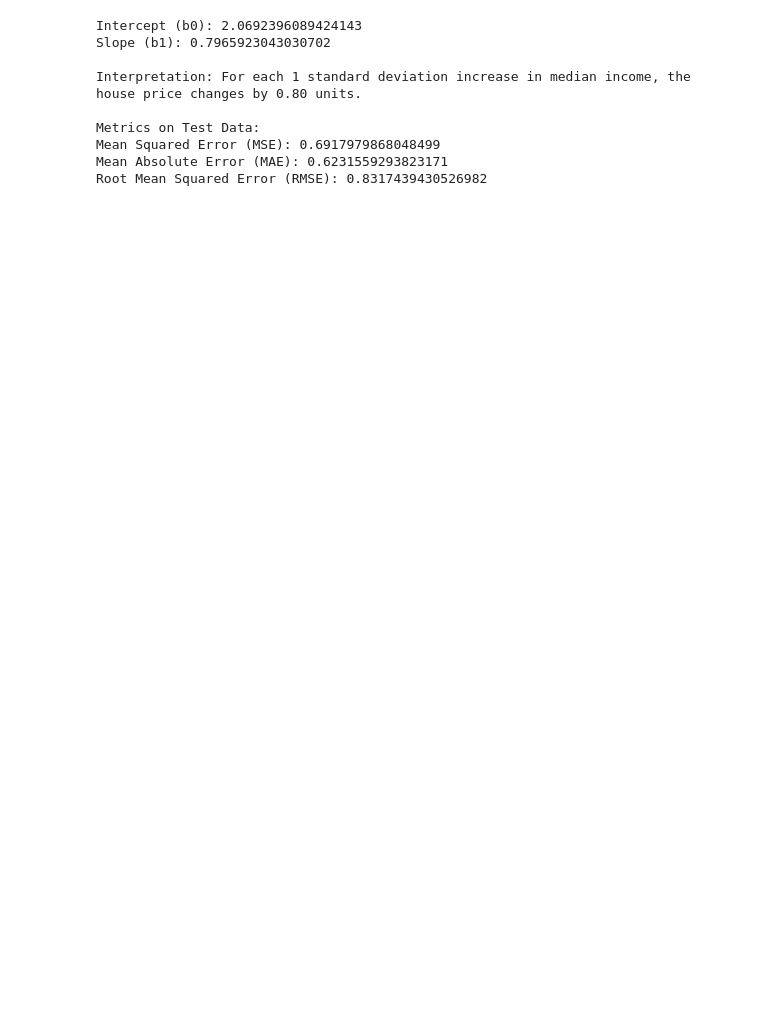
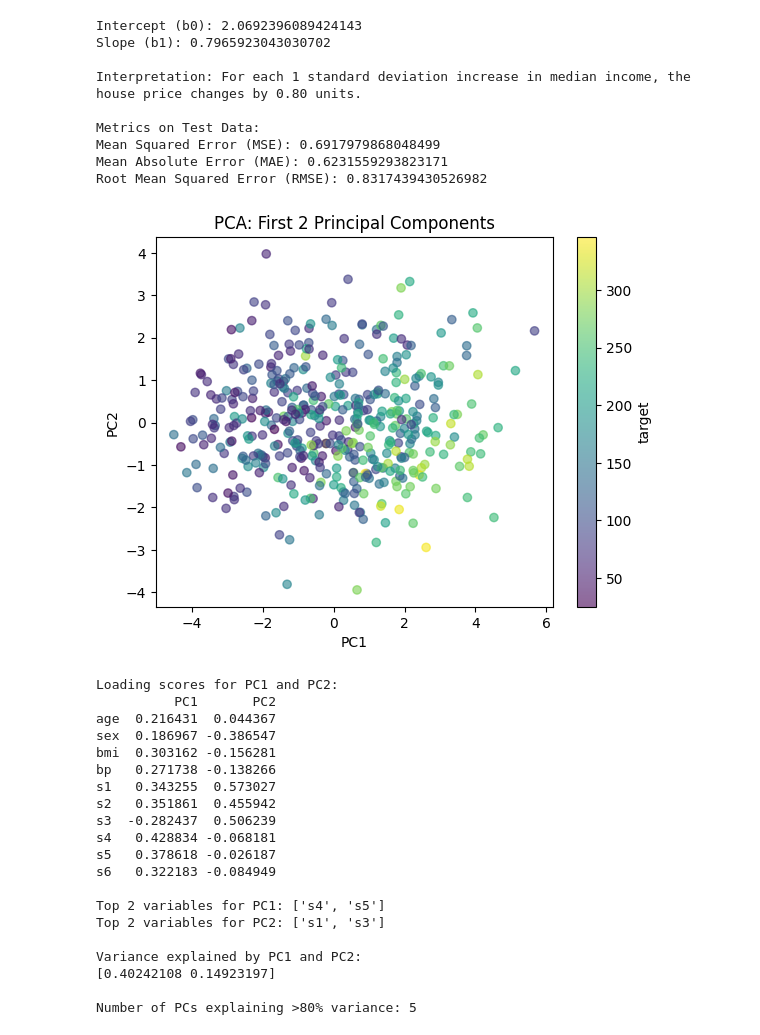
Before and after one commit to AMJAMAITHILI/ML_LAB-141, a Jupyter notebook: INTERNAL.ipynb, the cells around one changed output. Cells and saved outputs as stored; diff of their text form; code cells hidden in the pictures; blank space fills up the shorter version.

```diff
--- a/INTERNAL.ipynb
+++ b/INTERNAL.ipynb
@@ -169,0 +631,80 @@ print(results.head(10))
+# %%
+import pandas as pd
+from sklearn.datasets import load_diabetes
+from sklearn.model_selection import train_test_split
+from sklearn.preprocessing import StandardScaler
+from sklearn.decomposition import PCA
+import matplotlib.pyplot as plt
+import numpy as np
+# Loading dataset
+data = load_diabetes()
+df = pd.DataFrame(data.data, columns=data.feature_names)
+df["target"] = data.target
+
+# Features & target
+X = df.drop("target", axis=1)
+y = df["target"]
+
+# Train/Test spliting
+X_train, X_test, y_train, y_test = train_test_split(
+    X, y, test_size=0.3, random_state=0
+)
+
+
+# (a) Standardize the variables in the dataset
+scaler = StandardScaler()
+X_scaled = scaler.fit_transform(X)
+
+# (b) Apply PCA and create a scatter plot with PC1 and PC2 as axes
+pca = PCA(n_components=2)
+X_pca = pca.fit_transform(X_scaled)
+plt.scatter(X_pca[:, 0], X_pca[:, 1], c=y, cmap='viridis', alpha=0.6)#all rows of the first principal component (PC1) and all rows of the second principal component (PC21)
+plt.xlabel("PC1")
+plt.ylabel("PC2")
+plt.title("PCA: First 2 Principal Components")
+plt.colorbar(label='target')
+plt.show()
+
+# (c) Identify the most important variables for PC1 and PC2
+loading_scores = pd.DataFrame(pca.components_.T, index=X.columns, columns=['PC1', 'PC2'])#pca.components_=>PC1: [0.5, 0.7, 0.5....],PC2: [-0.4, 0.1, 0.9.....]
+print("\nLoading scores for PC1 and PC2:")
+print(loading_scores)
+
+# Highlight top 2 contributing variables for each PC
+top_pc1 = loading_scores['PC1'].abs().sort_values(ascending=False).head(2)
+top_pc2 = loading_scores['PC2'].abs().sort_values(ascending=False).head(2)
+print("\nTop 2 variables for PC1:", top_pc1.index.tolist())
+print("Top 2 variables for PC2:", top_pc2.index.tolist())
+
+# (d) Percentage of variance explained by PC1 and PC2
+print("\nVariance explained by PC1 and PC2:")
+print(pca.explained_variance_ratio_)
+
+# (e) Number of PCs that explain more than 80% of total variance
+pca_full = PCA()#keeps all features->so total n
+X_pca_full = pca_full.fit_transform(X_scaled)#transformed data in the full PC space
+cumulative_variance = pca_full.explained_variance_ratio_.cumsum()#cumsum for each pc arr
+n_components_80 = (cumulative_variance < 0.8).sum() + 1#we do +1 because whereve we reached  cum sum<=80 tht feature also contributes
+print("\nNumber of PCs explaining >80% variance:", n_components_80)
+# %% [output]
+[figure, added]
+Loading scores for PC1 and PC2:
+          PC1       PC2
+age  0.216431  0.044367
+sex  0.186967 -0.386547
+bmi  0.303162 -0.156281
+bp   0.271738 -0.138266
+s1   0.343255  0.573027
+s2   0.351861  0.455942
+s3  -0.282437  0.506239
+s4   0.428834 -0.068181
+s5   0.378618 -0.026187
+s6   0.322183 -0.084949
+
+Top 2 variables for PC1: ['s4', 's5']
+Top 2 variables for PC2: ['s1', 's3']
+
+Variance explained by PC1 and PC2:
+[0.40242108 0.14923197]
+
+Number of PCs explaining >80% variance: 5
```
Also changed, not shown: parts of 2 cells of this notebook.
